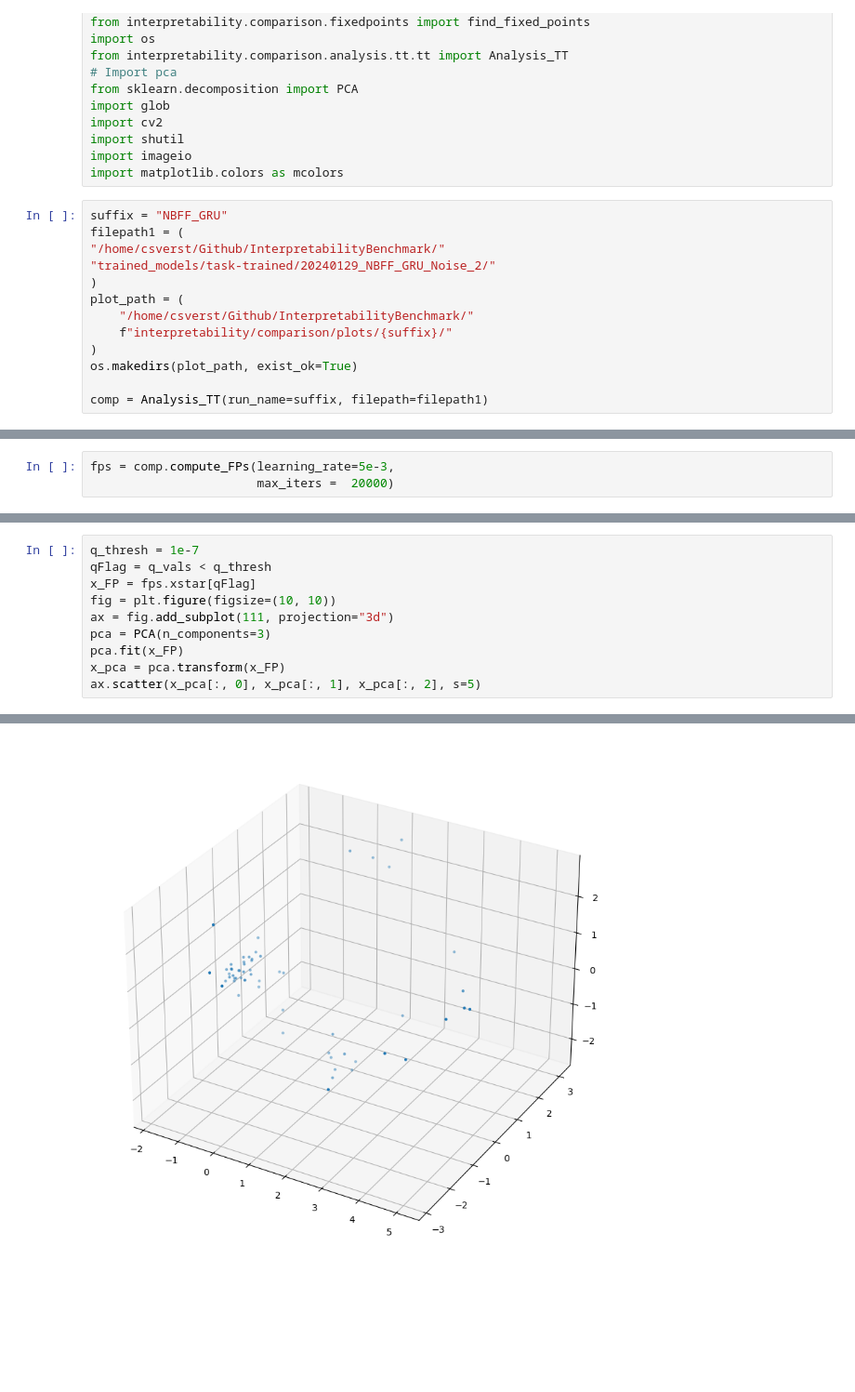
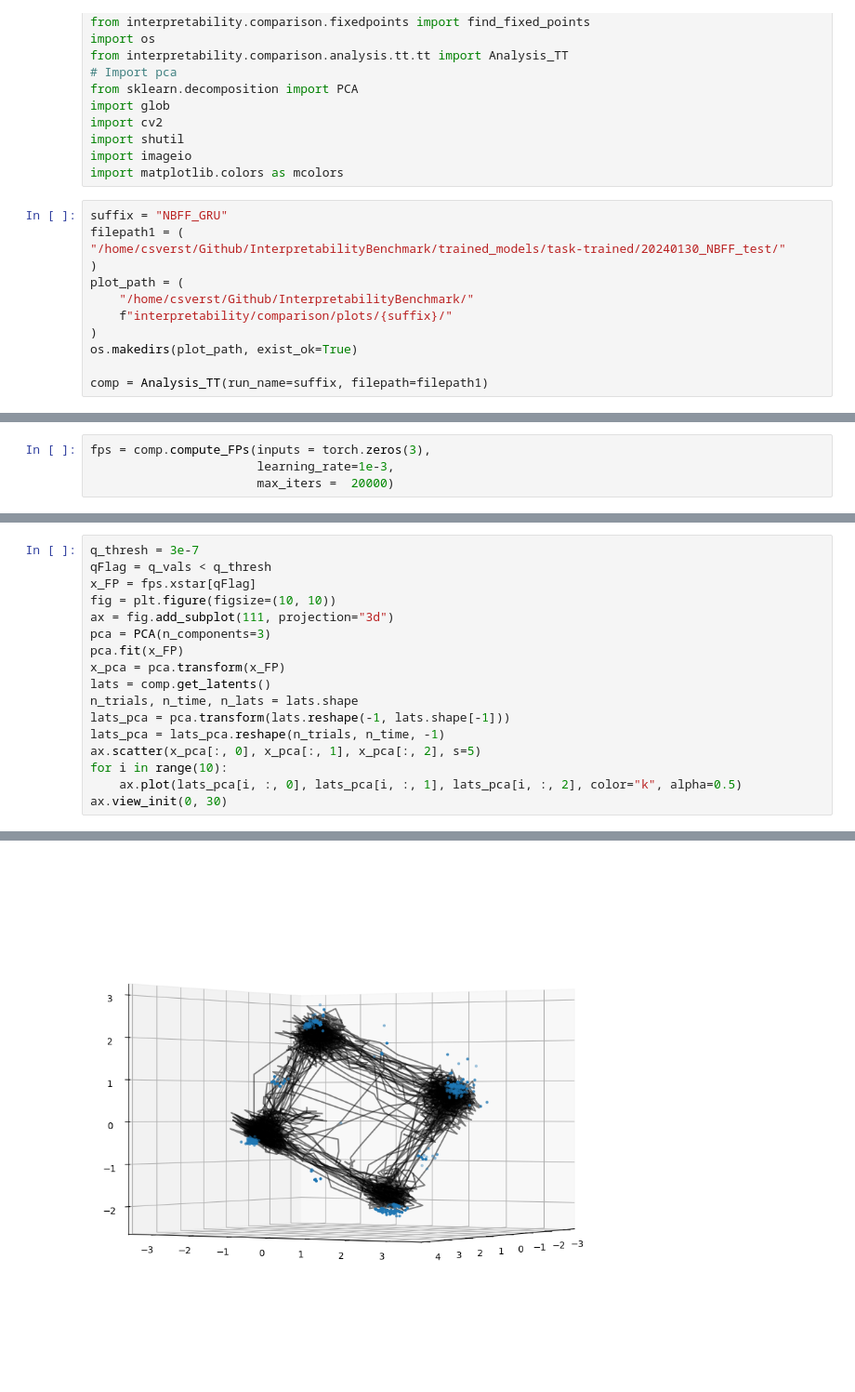
Before and after one commit to snel-repo/ComputationThruDynamicsBenchmark, a Jupyter notebook: examples/dev/NBFF/NBFFCompiledNotebook.ipynb, the cells around one changed output, grey strips where cells are left out. Shown at 93% size. Drawn from its saved outputs; the diff is of its cells as text; blank space fills up the shorter version.

```diff
--- a/examples/dev/NBFF/NBFFCompiledNotebook.ipynb
+++ b/examples/dev/NBFF/NBFFCompiledNotebook.ipynb
@@ -16,8 +16,7 @@ import matplotlib.colors as mcolors
 # %%
 suffix = "NBFF_GRU"
 filepath1 = (
-"/home/csverst/Github/InterpretabilityBenchmark/"
-"trained_models/task-trained/20240129_NBFF_GRU_Noise_2/"
+"/home/csverst/Github/InterpretabilityBenchmark/trained_models/task-trained/20240130_NBFF_test/"
 )
 plot_path = (
     "/home/csverst/Github/InterpretabilityBenchmark/"
@@ -32,4 +31,5 @@ comp = Analysis_TT(run_name=suffix, filepath=filepath1)
 # %%
-fps = comp.compute_FPs(learning_rate=5e-3,
+fps = comp.compute_FPs(inputs = torch.zeros(3),
+                       learning_rate=1e-3,
                        max_iters =  20000)
 # %% [output]
@@ -58,5 +58,5 @@ fig1= plt.hist(np.log10(q_vals), bins=100)
 # %%
-q_thresh = 1e-7
+q_thresh = 3e-7
 qFlag = q_vals < q_thresh
 x_FP = fps.xstar[qFlag]
 fig = plt.figure(figsize=(10, 10))
@@ -64,5 +64,12 @@ ax = fig.add_subplot(111, projection="3d")
 pca = PCA(n_components=3)
 pca.fit(x_FP)
 x_pca = pca.transform(x_FP)
+lats = comp.get_latents()
+n_trials, n_time, n_lats = lats.shape
+lats_pca = pca.transform(lats.reshape(-1, lats.shape[-1]))
+lats_pca = lats_pca.reshape(n_trials, n_time, -1)
 ax.scatter(x_pca[:, 0], x_pca[:, 1], x_pca[:, 2], s=5)
+for i in range(10):
+    ax.plot(lats_pca[i, :, 0], lats_pca[i, :, 1], lats_pca[i, :, 2], color="k", alpha=0.5)
+ax.view_init(0, 30)
 # %% [output]
@@ -70 +76 @@ ax.scatter(x_pca[:, 0], x_pca[:, 1], x_pca[:, 2], s=5)
-[figure, old version]
+[figure, new version]
```
Also changed, not shown: parts of 4 cells of this notebook, 12 other files.
